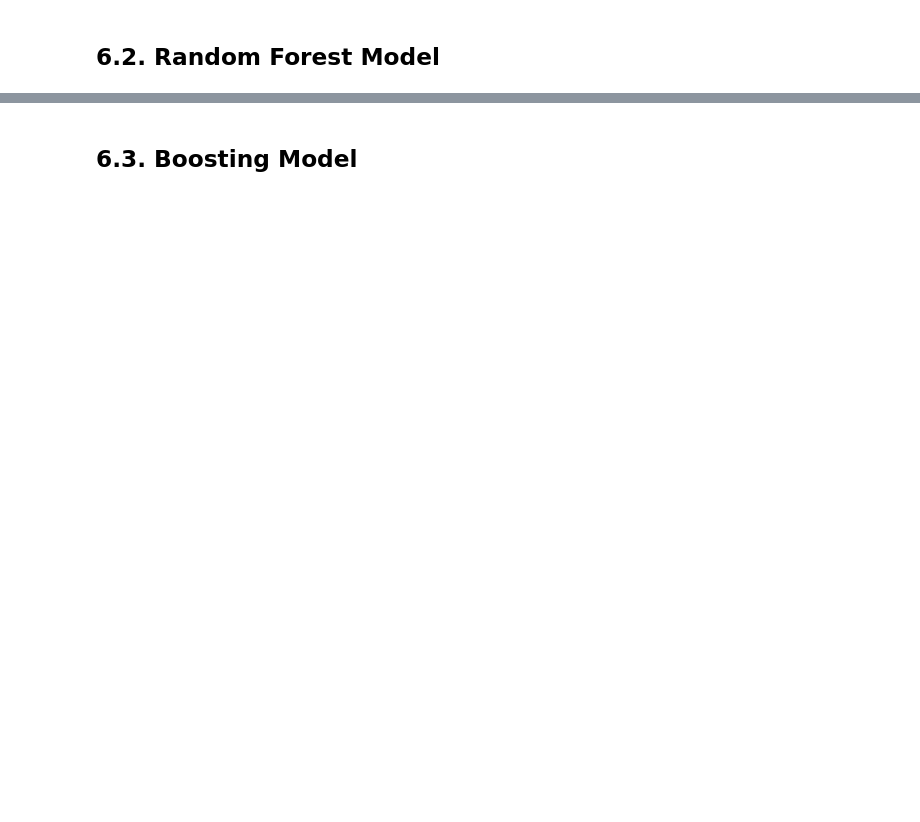
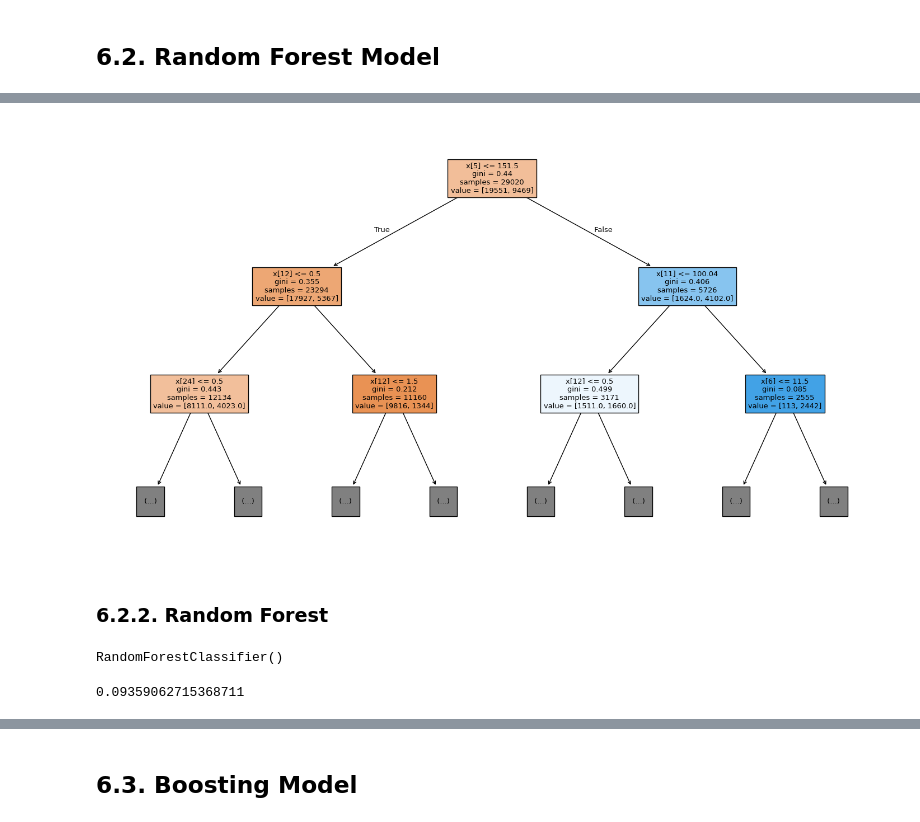
Before and after one commit to Ezequiel-Hurtado/grande_dimension, a Jupyter notebook: scripts/Script.ipynb, the cells around one changed output, grey strips where cells are left out. Drawn from its saved outputs; the diff is of its cells as text; code cells hidden in the pictures; blank space fills up the shorter version.

```diff
--- a/scripts/Script.ipynb
+++ b/scripts/Script.ipynb
@@ -452,0 +504,21 @@ mt.f1_score(Y_test_np,Y_pred_rl)
+# %%
+dt = tree.DecisionTreeClassifier()
+dt = dt.fit(X_train_reduce_rl,Y_train)
+# %%
+plt.figure(figsize=(18, 10))
+tree.plot_tree(dt,max_depth=2,filled = True);
+# %% [output]
+[figure, added]
+# %% [markdown]
+### 6.2.2. Random Forest
+# %%
+random_forest = ens.RandomForestClassifier()
+random_forest.fit(X_train_reduce_rl, Y_train)
+# %% [output]
+RandomForestClassifier()
+# %%
+# Prediction et evaluation au sense de la MSE.
+Y_pred_rf = random_forest.predict(X_test_reduce_rl)
+mt.mean_squared_error(Y_test_np,Y_pred_rf)
+# %% [output]
+0.09359062715368711
```
Also changed, not shown: parts of 29 cells of this notebook.
